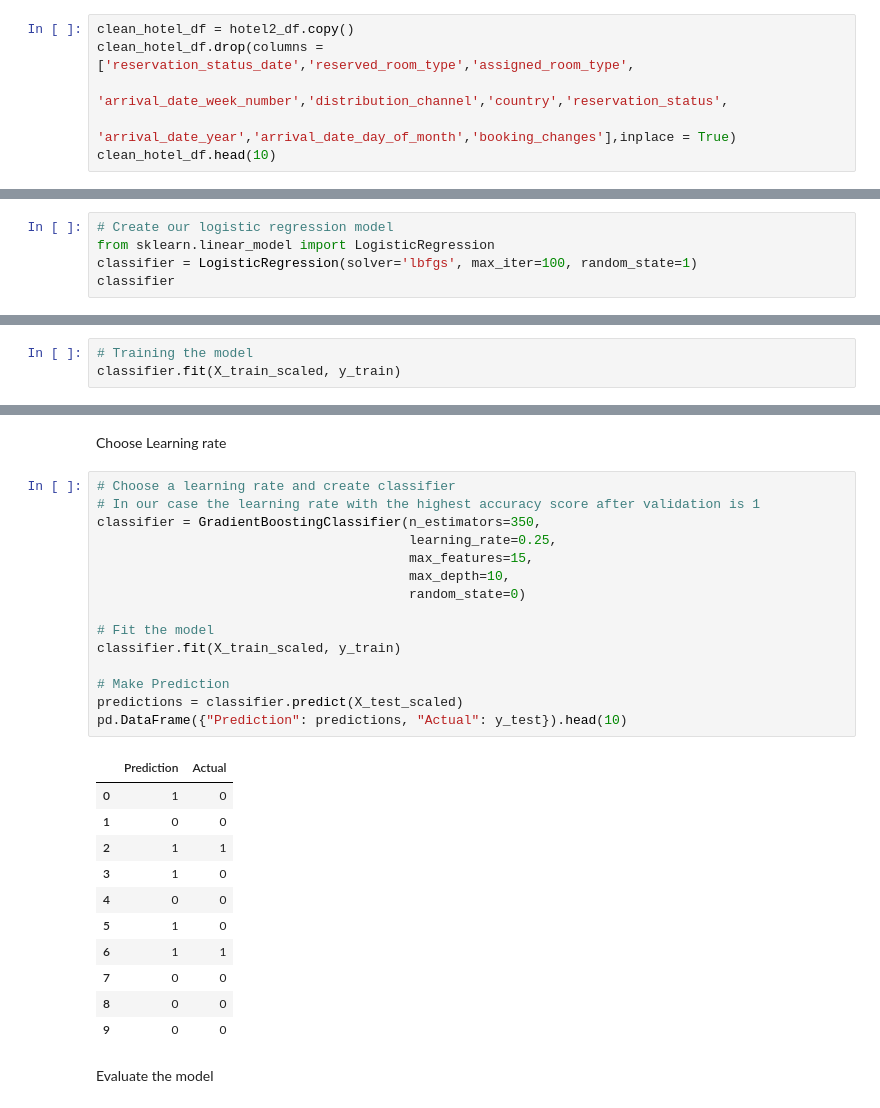
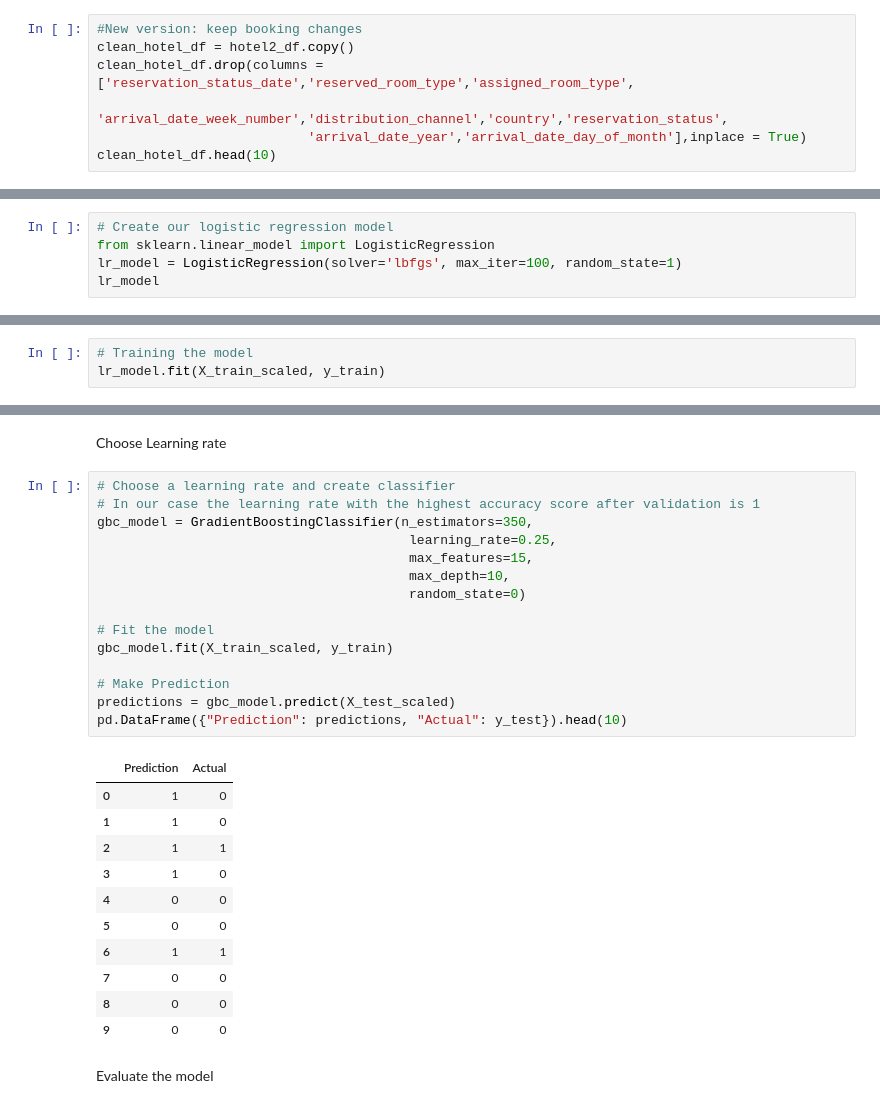
Before and after one commit to abrodyyy/Hotel_Repo, a Jupyter notebook: Preprocessing_and_ML_Model.ipynb, the cells around one changed output, grey strips where cells are left out. Cells and saved outputs as stored; diff of their text form.

Commit message:
optimizing our model

```diff
--- a/Preprocessing_and_ML_Model.ipynb
+++ b/Preprocessing_and_ML_Model.ipynb
@@ -163,10 +163,11 @@ dtype: int64
 # %%
 hotel2_df.to_csv('hotel_2_data.csv',index=False)
 # %%
+#New version: keep booking changes
 clean_hotel_df = hotel2_df.copy()
 clean_hotel_df.drop(columns = ['reservation_status_date','reserved_room_type','assigned_room_type',
                            'arrival_date_week_number','distribution_channel','country','reservation_status',
-                           'arrival_date_year','arrival_date_day_of_month','booking_changes'],inplace = True)
+                           'arrival_date_year','arrival_date_day_of_month'],inplace = True)
 clean_hotel_df.head(10)
 # %% [output]
 |  | hotel | is_canceled | lead_time | arrival_date_month | stays_in_weekend_nights | stays_in_week_nights | ... |
@@ -289,13 +293,13 @@ Model Building: Logistic Regression
 # %%
 # Create our logistic regression model
 from sklearn.linear_model import LogisticRegression
-classifier = LogisticRegression(solver='lbfgs', max_iter=100, random_state=1)
-classifier
+lr_model = LogisticRegression(solver='lbfgs', max_iter=100, random_state=1)
+lr_model
 # %% [output]
 LogisticRegression(random_state=1)
 # %%
 # Training the model
-classifier.fit(X_train_scaled, y_train)
+lr_model.fit(X_train_scaled, y_train)
 # %% [output]
 LogisticRegression(random_state=1)
 # %%
@@ -517,26 +514,26 @@ Choose Learning rate
 # %%
 # Choose a learning rate and create classifier
 # In our case the learning rate with the highest accuracy score after validation is 1
-classifier = GradientBoostingClassifier(n_estimators=350,
+gbc_model = GradientBoostingClassifier(n_estimators=350,
                                         learning_rate=0.25,
                                         max_features=15,
                                         max_depth=10,
                                         random_state=0)
 
 # Fit the model
-classifier.fit(X_train_scaled, y_train)
+gbc_model.fit(X_train_scaled, y_train)
 
 # Make Prediction
-predictions = classifier.predict(X_test_scaled)
+predictions = gbc_model.predict(X_test_scaled)
 pd.DataFrame({"Prediction": predictions, "Actual": y_test}).head(10)
 # %% [output]
 |  | Prediction | Actual |
 | 0 | 1 | 0 |
-| 1 | 0 | 0 |
+| 1 | 1 | 0 |
 | 2 | 1 | 1 |
 | 3 | 1 | 0 |
 | 4 | 0 | 0 |
-| 5 | 1 | 0 |
+| 5 | 0 | 0 |
 | 6 | 1 | 1 |
 | 7 | 0 | 0 |
 | 8 | 0 | 0 |
```
Also changed, not shown: parts of 23 cells of this notebook.
